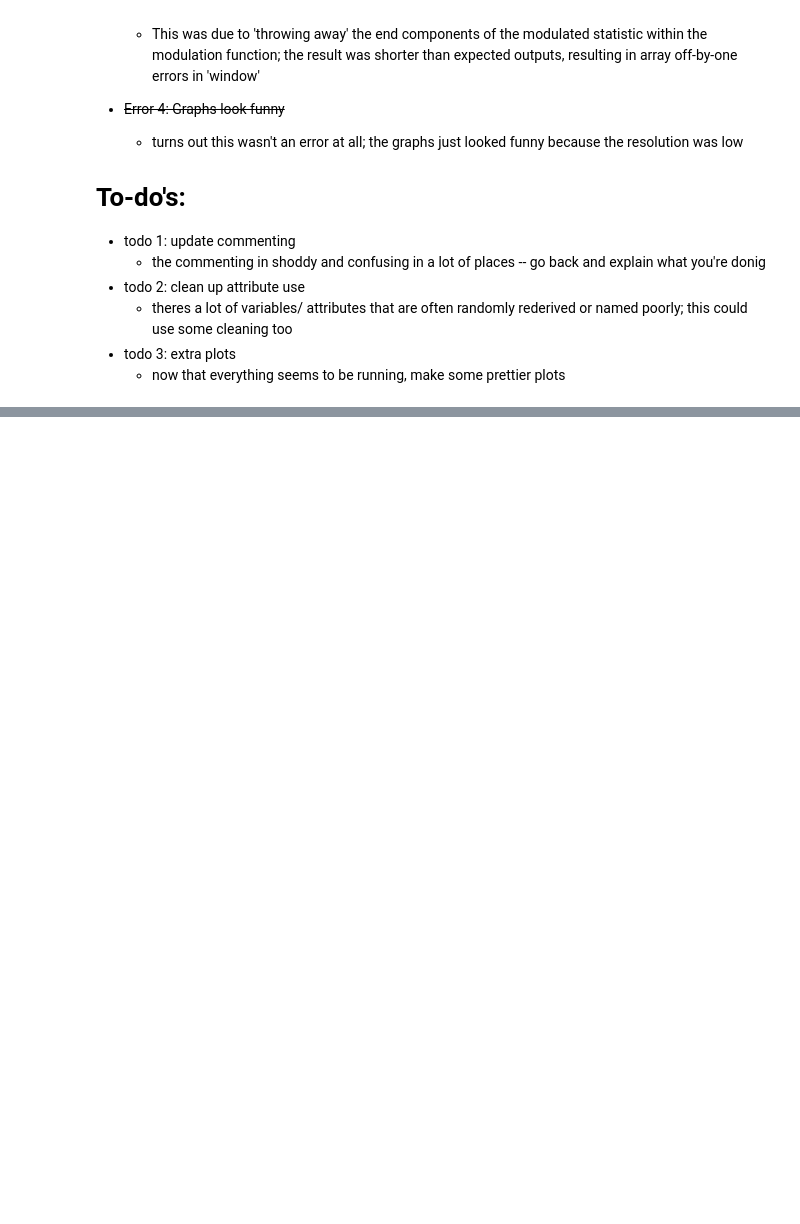
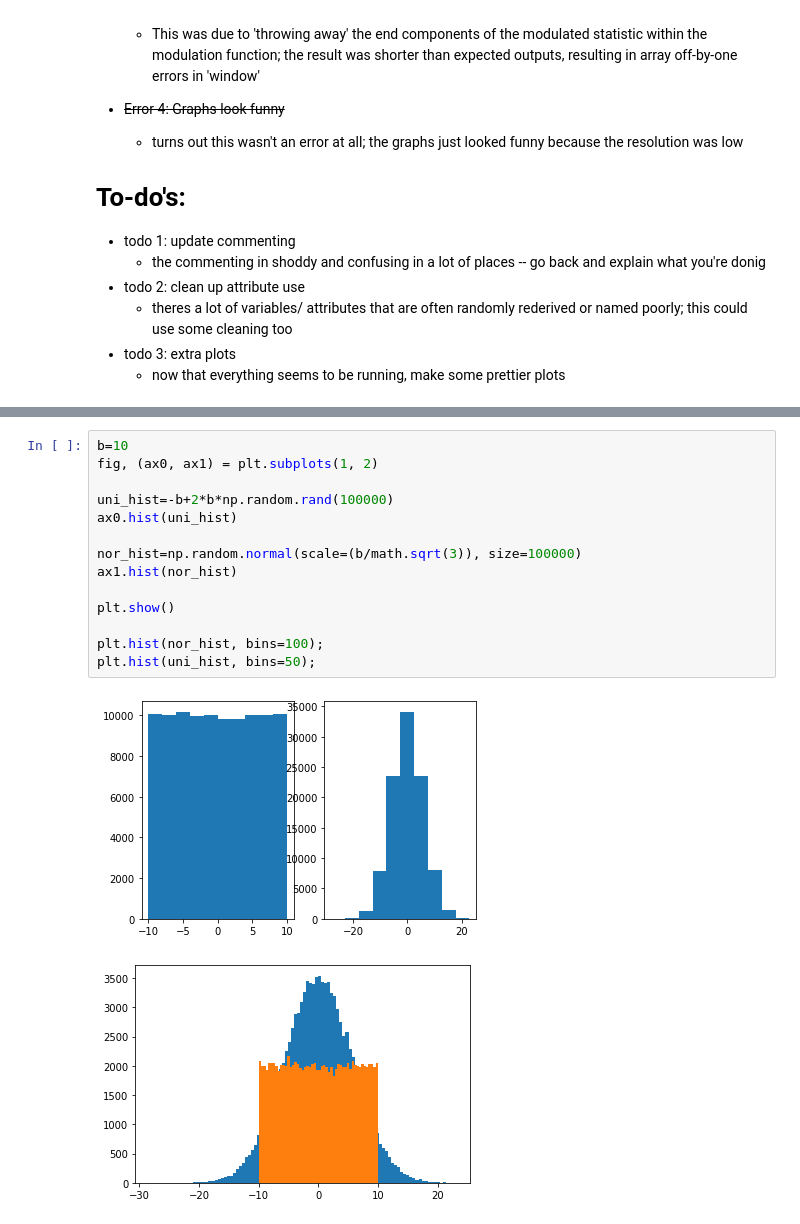
Before and after one commit to mickbrawler/Waveforms, a Jupyter notebook: OnSource_part_1.ipynb, the cells around one changed output, grey strips where cells are left out. Cells and saved outputs as stored; diff of their text form; blank space fills up the shorter version.

```diff
--- a/OnSource_part_1.ipynb
+++ b/OnSource_part_1.ipynb
@@ -1208,0 +1176,17 @@ x=OnSource(10, 10, 10, 4, 10, 4, 0.3, 1, N_t=250)
+# %%
+b=10
+fig, (ax0, ax1) = plt.subplots(1, 2)
+
+uni_hist=-b+2*b*np.random.rand(100000)
+ax0.hist(uni_hist)
+
+nor_hist=np.random.normal(scale=(b/math.sqrt(3)), size=100000)
+ax1.hist(nor_hist)
+
+plt.show()
+
+plt.hist(nor_hist, bins=100);
+plt.hist(uni_hist, bins=50);
+# %% [output]
+[figure, added]
+[figure, added]
```
Also changed, not shown: parts of 27 cells of this notebook.
